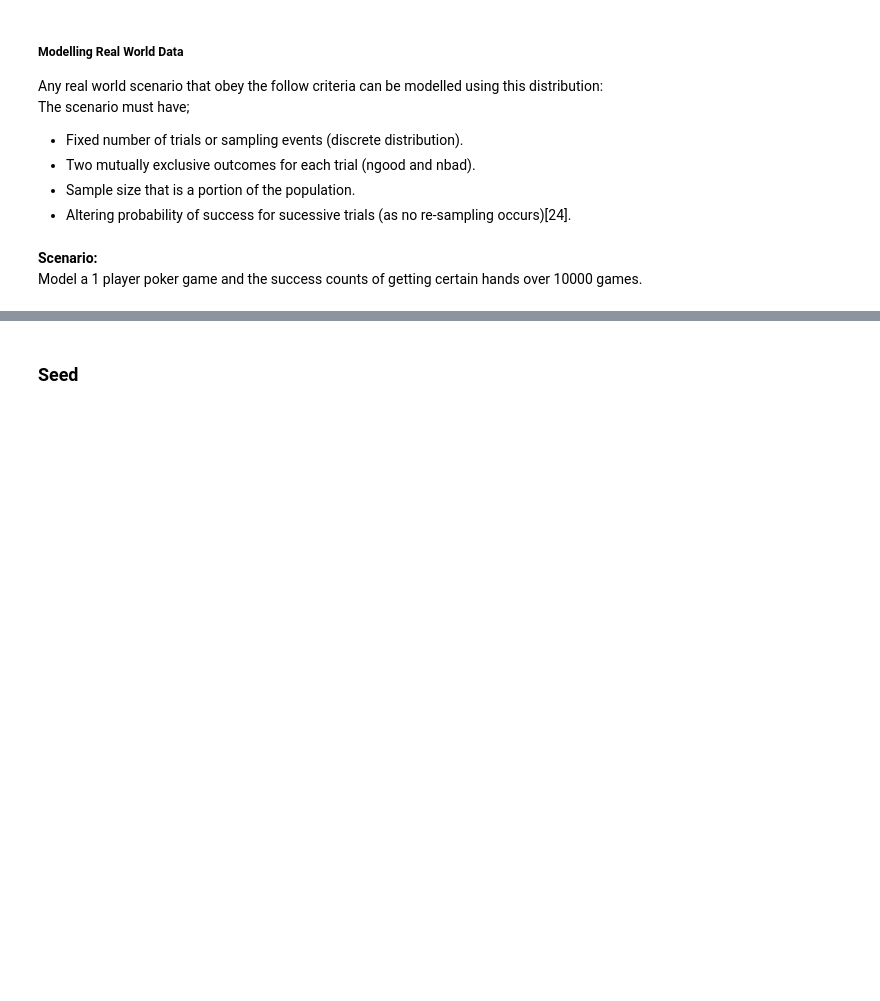
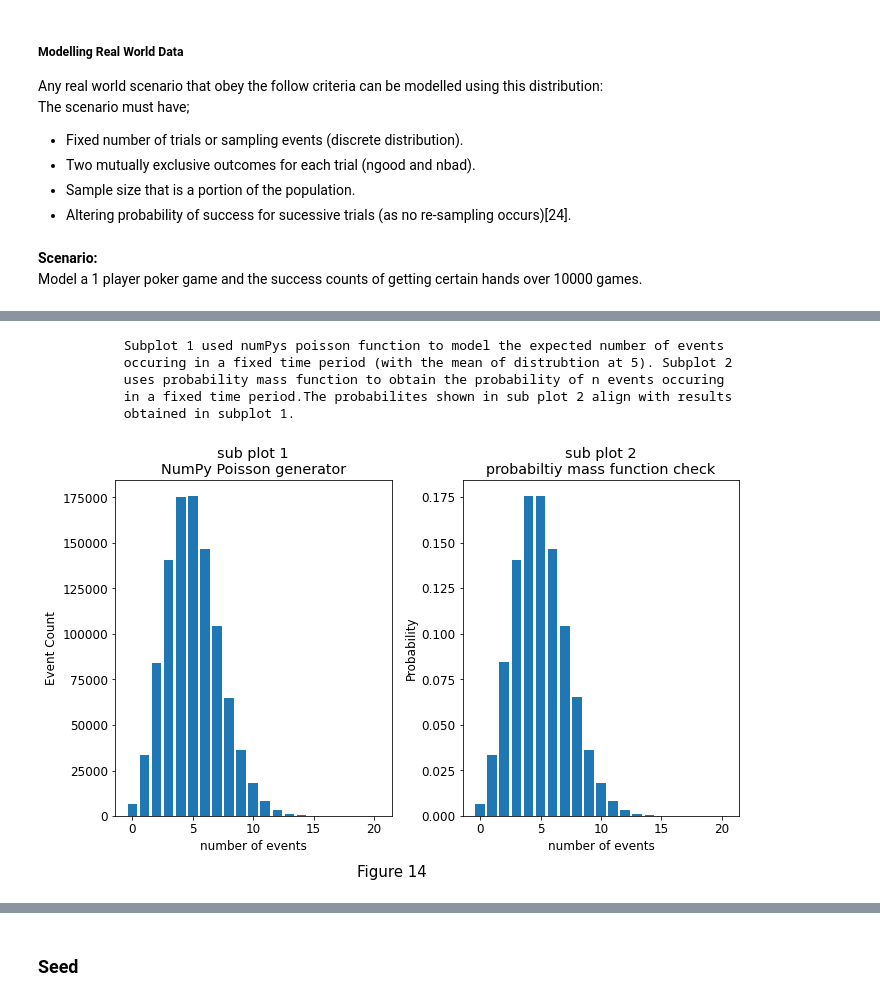
Before and after one commit to CiaranMoran27/numpy.random, a Jupyter notebook: numpy-random.ipynb, the cells around one changed output, grey strips where cells are left out. Saved outputs shown, nothing was run; the diff lists cells and outputs as text; code cells hidden in the pictures; blank space fills up the shorter version.

```diff
--- a/numpy-random.ipynb
+++ b/numpy-random.ipynb
@@ -744,0 +798,44 @@ plt.legend();
+# %%
+# compare numPy generated poisson distribution to probability mass function
+
+from scipy.stats import poisson                                                   # library will use pmf later
+
+array = rng.poisson(lam = (5), size = (1000000, 1))                               # generate 1d array, expected # events = 5
+num_events_numpy, event_count = np.unique(array, return_counts = True)            # get unique values & counts
+
+# implement probability mass function to describe probability
+# of obtaining n successes during given time interval
+mu = 5                                                                            # mean successes that occur during a specific interval
+num_events_scipy = {'number of events': list(range(0, len(num_events_numpy)))}    # make dict for event number range
+p_check_table = pd.DataFrame(num_events_scipy)                                    # generate table from dict
+prob = lambda x:poisson.pmf(x, mu)                                                # define lamda function to apply pmf
+p_check_table['prob'] = p_check_table['number of events'].apply(prob)             # apply pmf to numb event column
+
+
+fig, (ax1, ax2) = plt.subplots(1, 2, figsize = (10, 6))
+plt.figtext(0.5, -0.025, 'Figure 14', wrap = True, horizontalalignment = 'center', fontsize = 15);
+
+ax1.bar(num_events_numpy, event_count)
+ax2.bar(p_check_table['number of events'], p_check_table['prob'])
+ax1.set_title('sub plot 1\nNumPy Poisson generator')
+ax1.set_xlabel('number of events')
+ax1.set_ylabel('Event Count')
+ax2.set_title('sub plot 2\nprobabiltiy mass function check')
+ax2.set_xlabel('number of events')
+ax2.set_ylabel('Probability')
+plt.tight_layout();
+
+# description for plot
+string_spacer = [' ' * 11 for i in range(6)]
+print('\n{}Subplot 1 used numPys poisson function to model the expected number of events\n\
+{}occuring in a fixed time period (with the mean of distrubtion at 5). Subplot 2\n\
+{}uses probability mass function to obtain the probability of n events occuring\n\
+{}in a fixed time period.The probabilites shown in sub plot 2 align with results\n\
+{}obtained in subplot 1.\n '.format(*string_spacer))
+# %% [output]
+           Subplot 1 used numPys poisson function to model the expected number of events
+           occuring in a fixed time period (with the mean of distrubtion at 5). Subplot 2
+           uses probability mass function to obtain the probability of n events occuring
+           in a fixed time period.The probabilites shown in sub plot 2 align with results
+           obtained in subplot 1.
+[figure, added]
```
Also changed, not shown: parts of 19 cells of this notebook.
